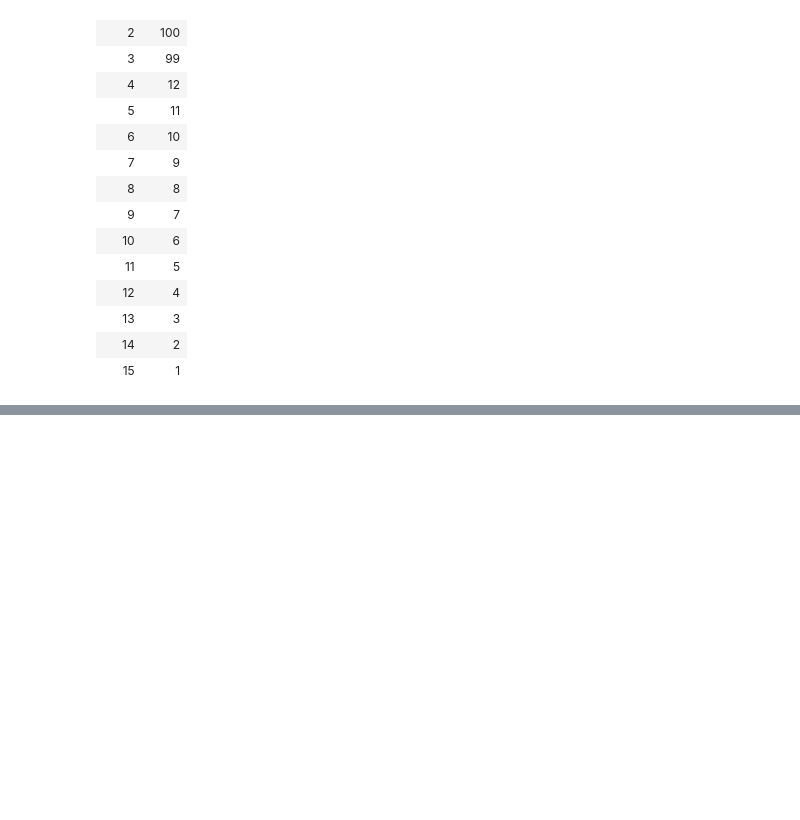
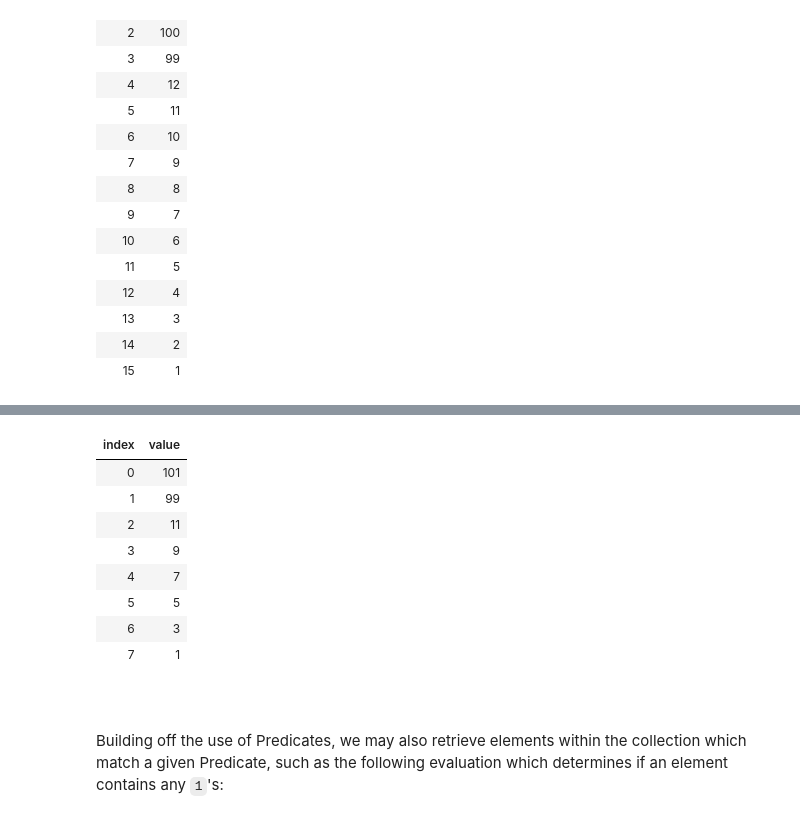
Before and after one commit to HarryJamesGreenblatt/Notes-On-C-Sharp, a Jupyter notebook: 16. Linear Data Structures/Built-In Classes/The Generic List Class.ipynb, the cells around one changed output, grey strips where cells are left out. Saved outputs shown, nothing was run; the diff lists cells and outputs as text; code cells hidden in the pictures; blank space fills up the shorter version.

```diff
--- a/16. Linear Data Structures/Built-In Classes/The Generic List Class.ipynb
+++ b/16. Linear Data Structures/Built-In Classes/The Generic List Class.ipynb
@@ -787,0 +803,16 @@ strictlyTypedIntegerList
+# %%
+strictlyTypedIntegerList
+# %% [output]
+| index | value |
+| 0 | 101 |
+| 1 | 99 |
+| 2 | 11 |
+| 3 | 9 |
+| 4 | 7 |
+| 5 | 5 |
+| 6 | 3 |
+| 7 | 1 |
+# %% [markdown]
+<br>
+# %% [markdown]
+Building off the use of Predicates, we may also retrieve elements within the collection which match a given Predicate, such as the following evaluation which determines if an element contains any `1`'s:
```
Also changed, not shown: parts of 9 cells of this notebook.
